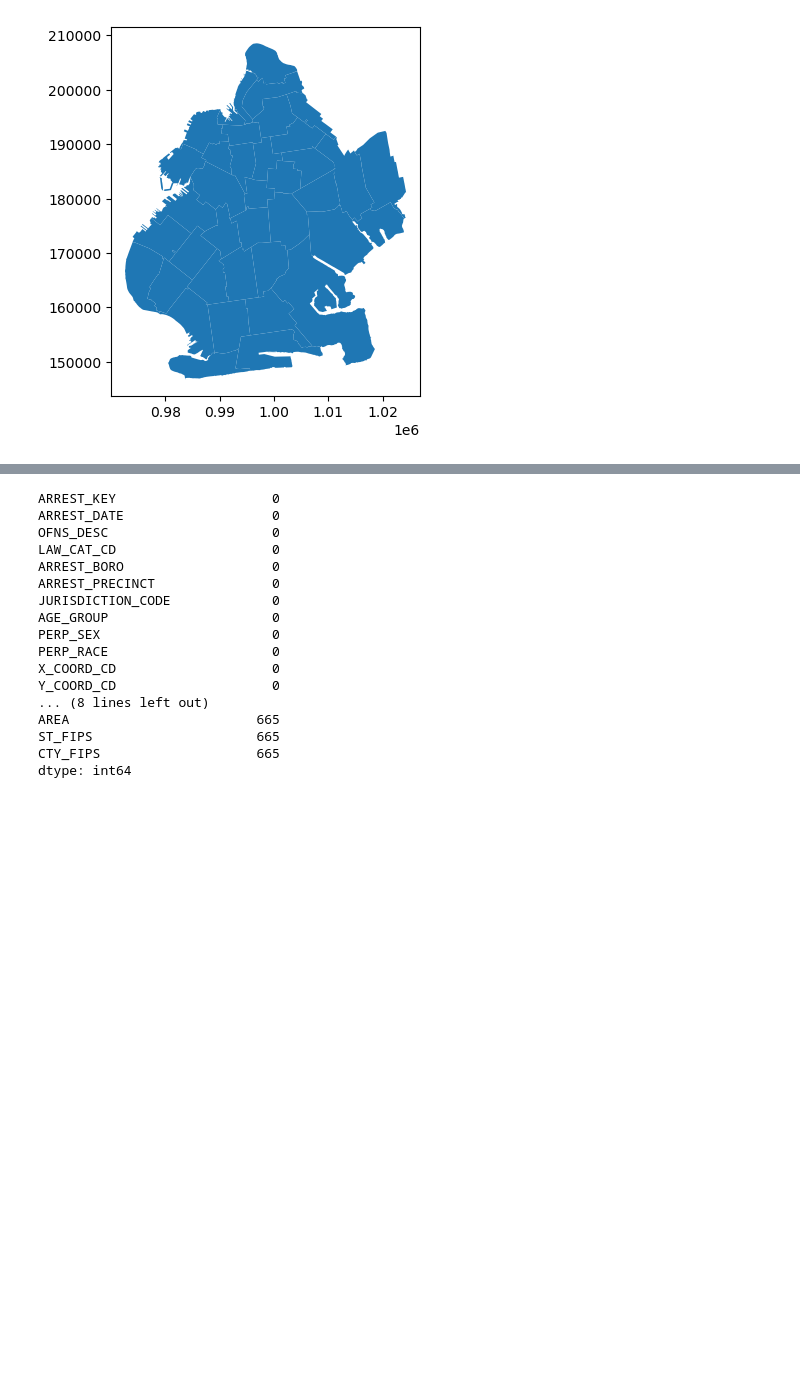
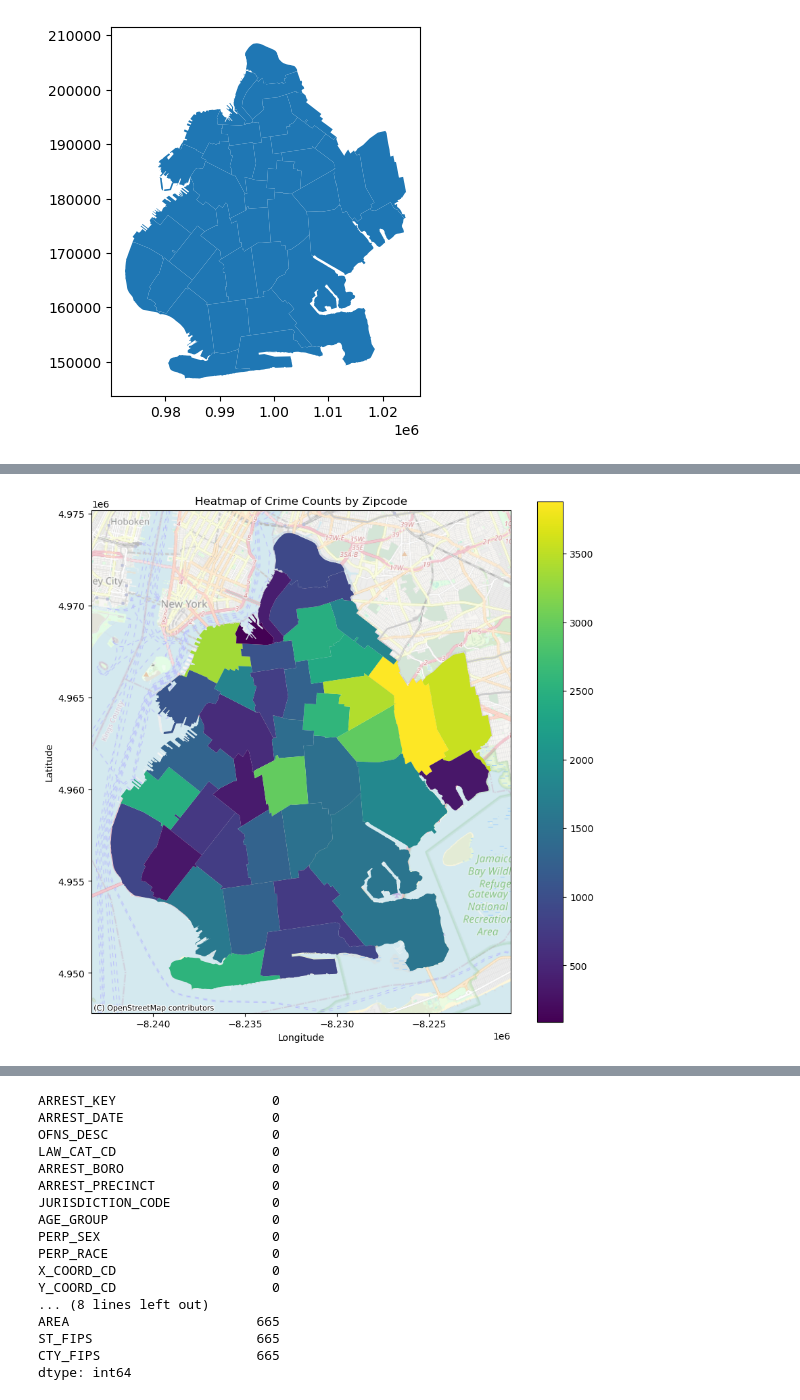
Before and after one commit to Yushan-Li-nyu/ads, a Jupyter notebook: src/data_processing/crime.ipynb, the cells around one changed output, grey strips where cells are left out. Drawn from its saved outputs; the diff is of its cells as text; code cells hidden in the pictures; blank space fills up the shorter version.

```diff
--- a/src/data_processing/crime.ipynb
+++ b/src/data_processing/crime.ipynb
@@ -183,0 +214,24 @@ zipcode_gdf.plot()
+# %%
+crime_zipcode = arrest_zipcode.groupby('ZIPCODE').size().reset_index(name='counts')
+# %%
+combined_data = crime_zipcode.merge(zipcode, left_on='ZIPCODE', right_on='ZIPCODE', how ='outer')[['ZIPCODE', 'counts', 'geometry']]
+# %%
+gdf = gpd.GeoDataFrame(combined_data, geometry='geometry')
+# %%
+gdf = gdf.drop(29)
+# %%
+fig, ax = plt.subplots(1, 1, figsize=(10, 10))
+
+gdf = gdf.to_crs(epsg=3857)
+
+gdf.plot(column='counts', cmap='viridis', linewidth=0.8, ax=ax, legend=True)
+ctx.add_basemap(ax, source=ctx.providers.OpenStreetMap.Mapnik, alpha=0.5)
+
+ax.set_title('Heatmap of Crime Counts by Zipcode')
+ax.set_xlabel('Longitude')
+ax.set_ylabel('Latitude')
+
+plt.savefig('../../results/heatmap_crime.png')
+plt.show()
+# %% [output]
+[figure, added]
```
Also changed, not shown: parts of 18 cells of this notebook, 29 other files.
